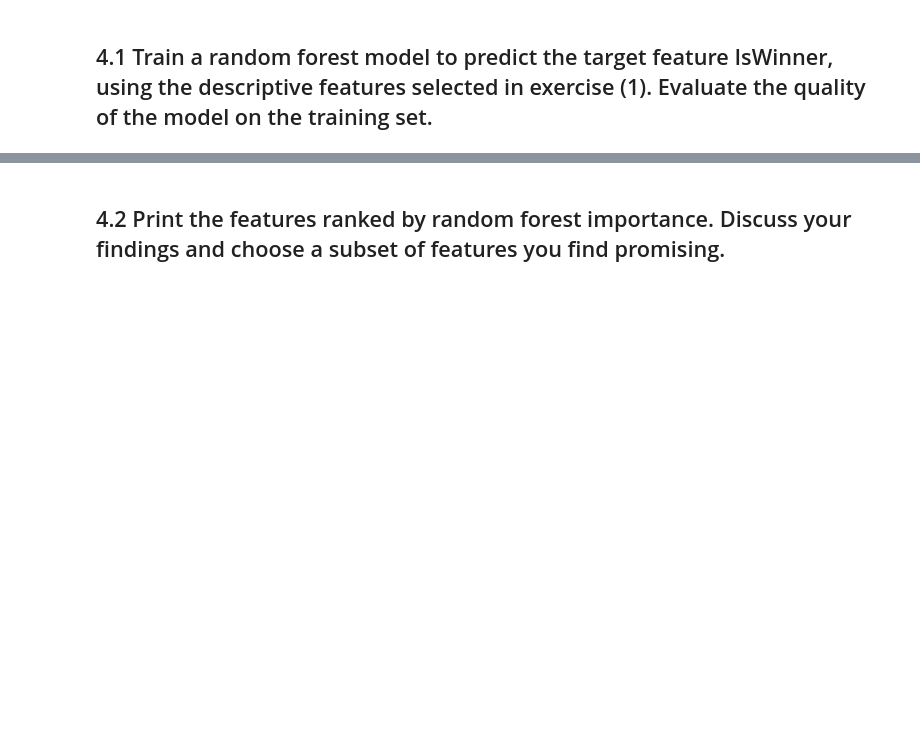
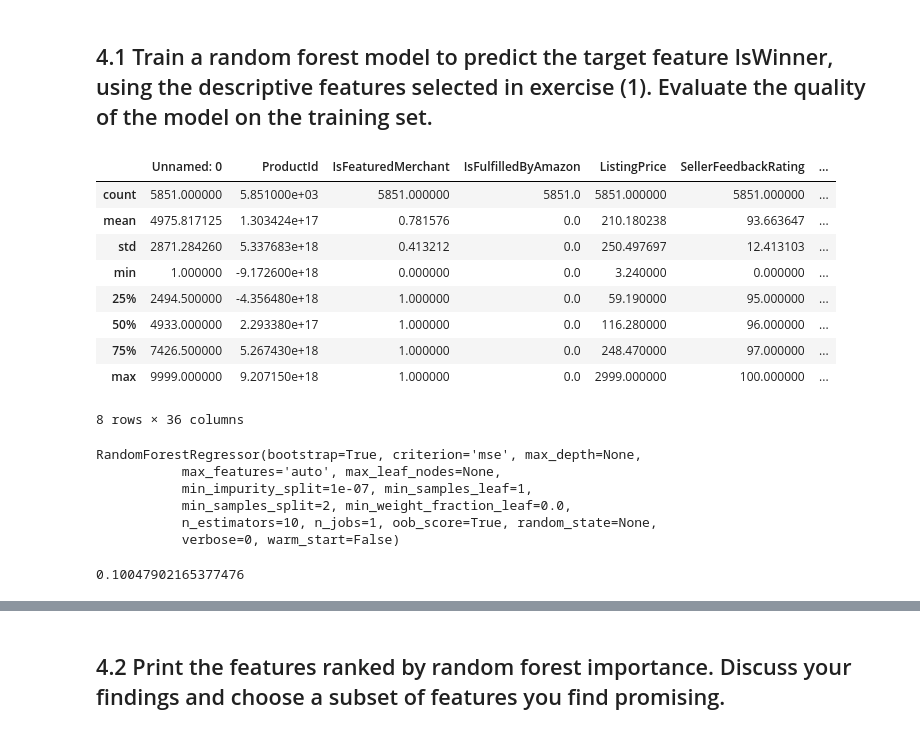
Before and after one commit to PamelaKelly/AmazonFeaturedOffersDataAnalysis, a Jupyter notebook: 2016-Homework2-Notebook.ipynb/2016-Homework2-Notebook.ipynb, the cells around one changed output, grey strips where cells are left out. Cells and saved outputs as stored; diff of their text form; code cells hidden in the pictures; blank space fills up the shorter version.

```diff
--- a/2016-Homework2-Notebook.ipynb/2016-Homework2-Notebook.ipynb
+++ b/2016-Homework2-Notebook.ipynb/2016-Homework2-Notebook.ipynb
@@ -472,0 +549,31 @@ lm.score(X, Y)
+# %%
+df.describe()
+#we can see from this that none of the features have null values as they are all at ount 5851 - this is because we removed
+#null values in the last assignment
+# %% [output]
+|  | Unnamed: 0 | ProductId | IsFeaturedMerchant | IsFulfilledByAmazon | ListingPrice | SellerFeedbackRating | ... |
+| count | 5851.000000 | 5.851000e+03 | 5851.000000 | 5851.0 | 5851.000000 | 5851.000000 | ... |
+| mean | 4975.817125 | 1.303424e+17 | 0.781576 | 0.0 | 210.180238 | 93.663647 | ... |
+| std | 2871.284260 | 5.337683e+18 | 0.413212 | 0.0 | 250.497697 | 12.413103 | ... |
+| min | 1.000000 | -9.172600e+18 | 0.000000 | 0.0 | 3.240000 | 0.000000 | ... |
+| 25% | 2494.500000 | -4.356480e+18 | 1.000000 | 0.0 | 59.190000 | 95.000000 | ... |
+| 50% | 4933.000000 | 2.293380e+17 | 1.000000 | 0.0 | 116.280000 | 96.000000 | ... |
+| 75% | 7426.500000 | 5.267430e+18 | 1.000000 | 0.0 | 248.470000 | 97.000000 | ... |
+| max | 9999.000000 | 9.207150e+18 | 1.000000 | 0.0 | 2999.000000 | 100.000000 | ... |
+8 rows × 36 columns
+# %%
+rfm = RandomForestRegressor(oob_score=True)
+rfm.fit(df[feature_cols], y)
+# %% [output]
+RandomForestRegressor(bootstrap=True, criterion='mse', max_depth=None,
+           max_features='auto', max_leaf_nodes=None,
+           min_impurity_split=1e-07, min_samples_leaf=1,
+           min_samples_split=2, min_weight_fraction_leaf=0.0,
+           n_estimators=10, n_jobs=1, oob_score=True, random_state=None,
+           verbose=0, warm_start=False)
+# %%
+#out of back score - only available after the model has been trained (all methods with trailing underscore are only available
+#after the model has been trained) This produces the r squared value
+rfm.oob_score_
+# %% [output]
+0.10047902165377476
```
Also changed, not shown: parts of 25 cells of this notebook, 6 other files.
